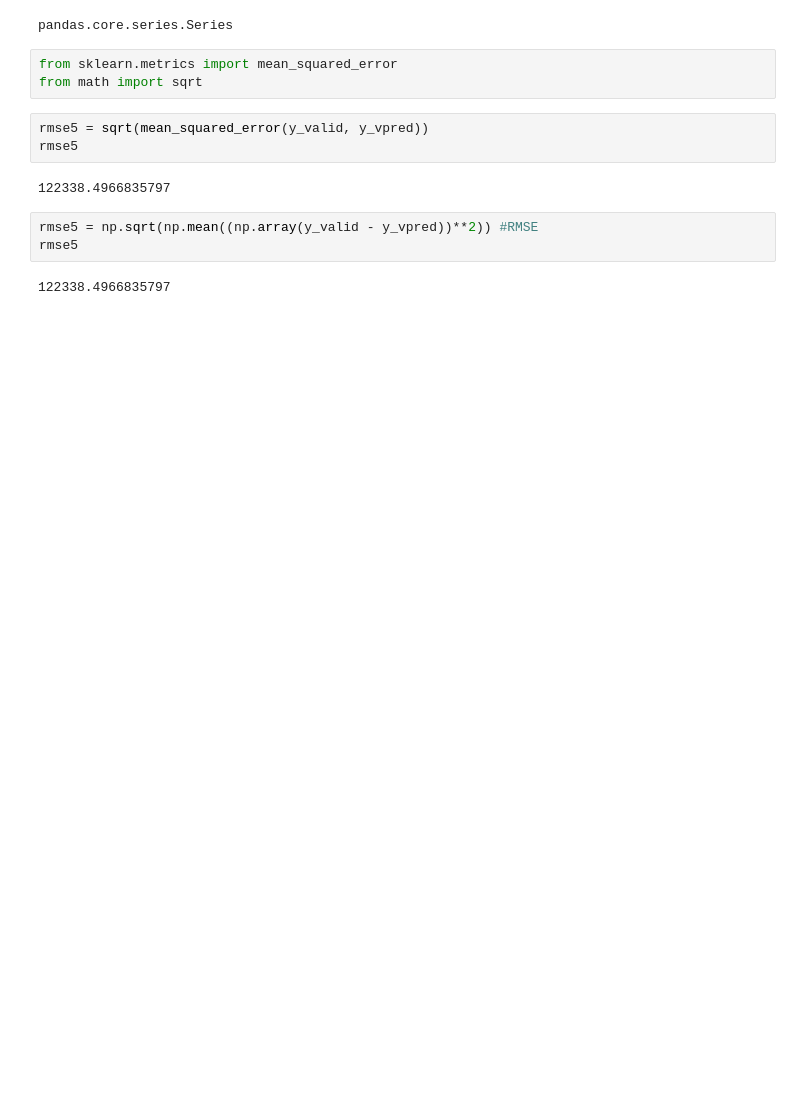
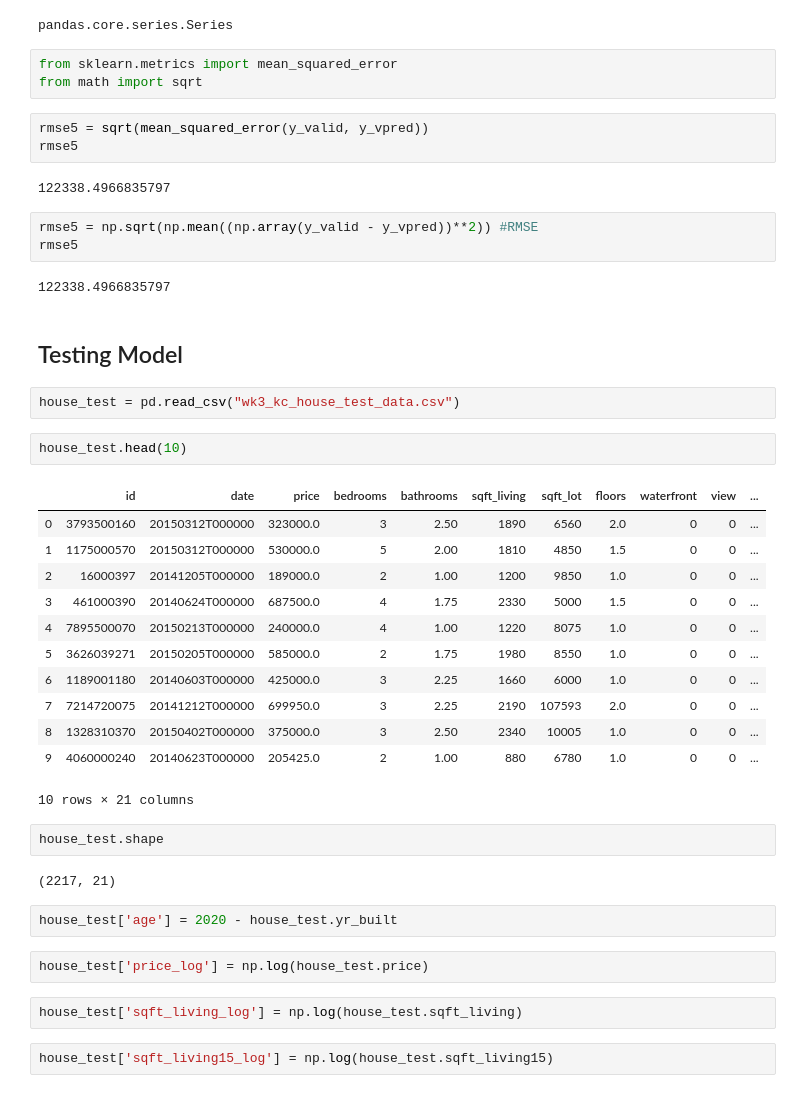
Before and after one commit to nikhilpavanam/House-Price-Prediction, a Jupyter notebook: ML 1 Assignment - Final Model 5 - KC House Price Prediction.ipynb, the cells around one changed output. Cells and saved outputs as stored; diff of their text form; blank space fills up the shorter version.

```diff
--- a/ML 1 Assignment - Final Model 5 - KC House Price Prediction.ipynb
+++ b/ML 1 Assignment - Final Model 5 - KC House Price Prediction.ipynb
@@ -410,3 +410,34 @@ rmse5 = np.sqrt(np.mean((np.array(y_valid - y_vpred))**2)) #RMSE
 rmse5
 # %% [output]
 122338.4966835797
+# %% [markdown]
+## Testing Model
+# %%
+house_test = pd.read_csv("wk3_kc_house_test_data.csv")
+# %%
+house_test.head(10)
+# %% [output]
+|  | id | date | price | bedrooms | bathrooms | sqft_living | sqft_lot | floors | waterfront | view | ... |
+| 0 | 3793500160 | 20150312T000000 | 323000.0 | 3 | 2.50 | 1890 | 6560 | 2.0 | 0 | 0 | ... |
+| 1 | 1175000570 | 20150312T000000 | 530000.0 | 5 | 2.00 | 1810 | 4850 | 1.5 | 0 | 0 | ... |
+| 2 | 16000397 | 20141205T000000 | 189000.0 | 2 | 1.00 | 1200 | 9850 | 1.0 | 0 | 0 | ... |
+| 3 | 461000390 | 20140624T000000 | 687500.0 | 4 | 1.75 | 2330 | 5000 | 1.5 | 0 | 0 | ... |
+| 4 | 7895500070 | 20150213T000000 | 240000.0 | 4 | 1.00 | 1220 | 8075 | 1.0 | 0 | 0 | ... |
+| 5 | 3626039271 | 20150205T000000 | 585000.0 | 2 | 1.75 | 1980 | 8550 | 1.0 | 0 | 0 | ... |
+| 6 | 1189001180 | 20140603T000000 | 425000.0 | 3 | 2.25 | 1660 | 6000 | 1.0 | 0 | 0 | ... |
+| 7 | 7214720075 | 20141212T000000 | 699950.0 | 3 | 2.25 | 2190 | 107593 | 2.0 | 0 | 0 | ... |
+| 8 | 1328310370 | 20150402T000000 | 375000.0 | 3 | 2.50 | 2340 | 10005 | 1.0 | 0 | 0 | ... |
+| 9 | 4060000240 | 20140623T000000 | 205425.0 | 2 | 1.00 | 880 | 6780 | 1.0 | 0 | 0 | ... |
+10 rows × 21 columns
+# %%
+house_test.shape
+# %% [output]
+(2217, 21)
+# %%
+house_test['age'] = 2020 - house_test.yr_built
+# %%
+house_test['price_log'] = np.log(house_test.price)
+# %%
+house_test['sqft_living_log'] = np.log(house_test.sqft_living)
+# %%
+house_test['sqft_living15_log'] = np.log(house_test.sqft_living15)
```
Also changed, not shown: parts of 25 cells of this notebook.
